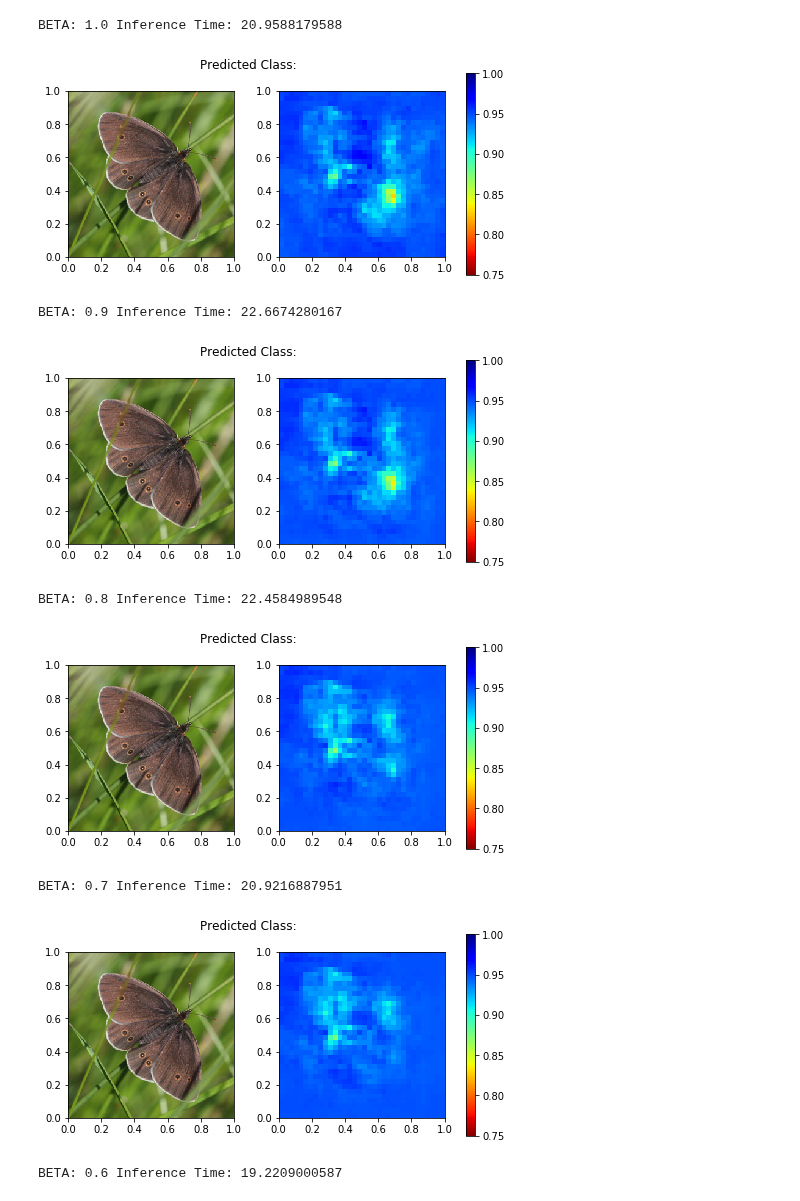
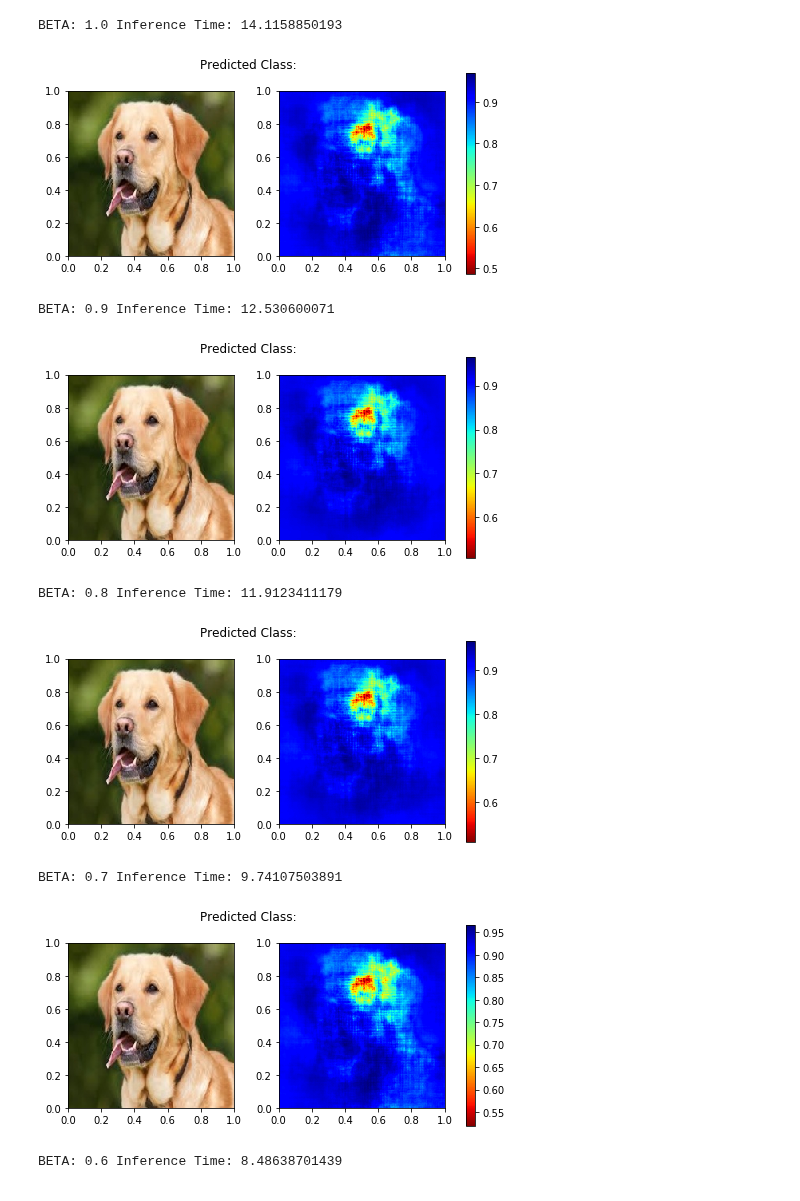
Before and after one commit to xil222/krypton, a Jupyter notebook: exps/cnn_ivm_explore.ipynb, the cells around one changed output. Saved outputs shown, nothing was run; the diff lists cells and outputs as text; code cells hidden in the pictures.

```diff
--- a/exps/cnn_ivm_explore.ipynb
+++ b/exps/cnn_ivm_explore.ipynb
@@ -10,6 +10,7 @@ from PIL import Image
 import cv2
 import pickle
 import random
+from torchvision import transforms
 
 from skimage import data, img_as_float
 from skimage.measure import compare_ssim as ssim
@@ -27,10 +28,10 @@ np.random.seed(45)
 
 torch.set_num_threads(8)
 
-image_file_path = "../code/python/butterfly.jpg"
+image_file_path = "../code/python/dog_resized.jpg"
 # %%
-patch_size = 32
-stride = 8
+patch_size = 16
+stride = 1
 gpu = True
 # %%
 if gpu:
@@ -38,9 +39,9 @@ if gpu:
 
 prev_time = time.time()
 with torch.no_grad():
-#     x = full_inference_e2e(VGG16, image_file_path, patch_size, stride, batch_size=128, gpu=gpu)
-    x = full_inference_e2e(Inception3, image_file_path, patch_size, stride,
-                           batch_size=128, gpu=gpu, image_size=299, x_size=299, y_size=299)
+    x = full_inference_e2e(ResNet18, image_file_path, patch_size, stride, batch_size=128, gpu=gpu)
+#     x = full_inference_e2e(Inception3, image_file_path, patch_size, stride,
+#                            batch_size=128, gpu=gpu, image_size=299, x_size=299, y_size=299)
 
 if gpu:
     torch.cuda.synchronize()
@@ -67,12 +68,12 @@ def inc_inference(beta, patch_size=4, stride=1, adaptive=False):
 
     if not adaptive:
         with torch.no_grad():
-            x = inc_inference_e2e(Inception3, image_file_path, patch_size, stride,
-                                  batch_size=256, beta=beta, gpu=gpu, version='v2',
-                                 image_size=299, x_size=299, y_size=299)
+            x = inc_inference_e2e(ResNet18, image_file_path, patch_size, stride,
+                                  batch_size=256, beta=beta, gpu=gpu, version='v1')#,
+#                                  image_size=299, x_size=299, y_size=299)
     else:
         with torch.no_grad():
-            x = adaptive_drilldown(VGG16, image_file_path, patch_size, stride,
+            x = adaptive_drilldown(ResNet18, image_file_path, patch_size, stride,
                                     batch_size=256, beta=beta, percentile=20)
     if gpu:
         torch.cuda.synchronize()
@@ -81,34 +82,34 @@ def inc_inference(beta, patch_size=4, stride=1, adaptive=False):
 # %%
 orig_hm = pickle.load(open('temp', 'r'))
 
 times = []
 score = []
 
 taus = [1.0, 0.9, 0.8, 0.7, 0.6, 0.5, 0.4]
 
 for beta in taus:
     prev_time = time.time()
     x = inc_inference(beta, patch_size=patch_size, stride=stride)
     inc_inference_time = time.time()-prev_time
     times.append(inc_inference_time)
 
     label = "BETA: " + str(beta) +" Inference Time: " + str(inc_inference_time)
     print(label)
-    hm = generate_heatmap(image_file_path, x, show=True, width=299, alpha=1.0)
+    hm = generate_heatmap(image_file_path, x, show=True, width=224, alpha=1.0)
 
     if hm.shape[0] < 7:
         win_size=3
     else:
         win_size=None
 
     score.append(ssim(orig_hm, hm, data_range=255, multichannel=True, win_size=win_size))
 # %% [output]
-BETA: 1.0 Inference Time: 20.9588179588
+BETA: 1.0 Inference Time: 14.1158850193
-[figure, old version]
+[figure, new version]
-BETA: 0.9 Inference Time: 22.6674280167
+BETA: 0.9 Inference Time: 12.530600071
-[figure, old version]
+[figure, new version]
-BETA: 0.8 Inference Time: 22.4584989548
+BETA: 0.8 Inference Time: 11.9123411179
-[figure, old version]
+[figure, new version]
-BETA: 0.7 Inference Time: 20.9216887951
+BETA: 0.7 Inference Time: 9.74107503891
-[figure, old version]
+[figure, new version]
-BETA: 0.6 Inference Time: 19.2209000587
+BETA: 0.6 Inference Time: 8.48638701439
```
Also changed, not shown: parts of 7 cells of this notebook, 30 other files.
